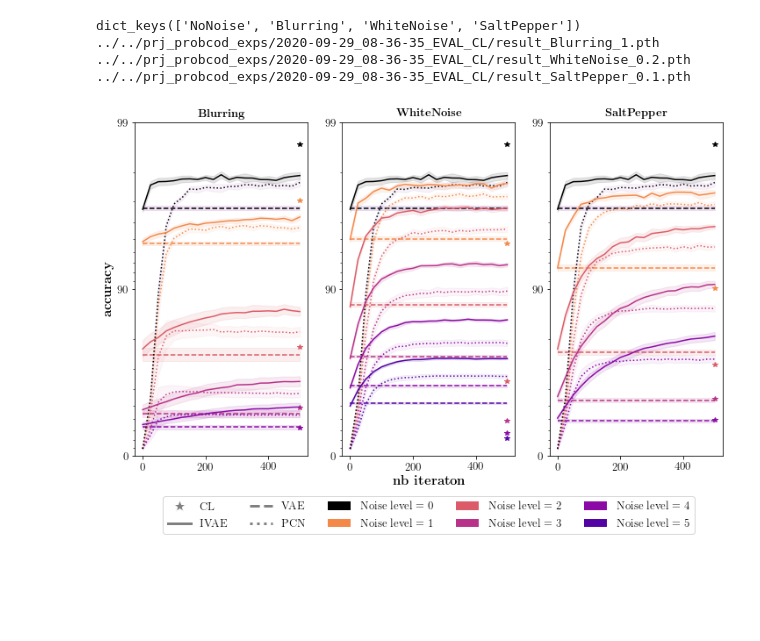
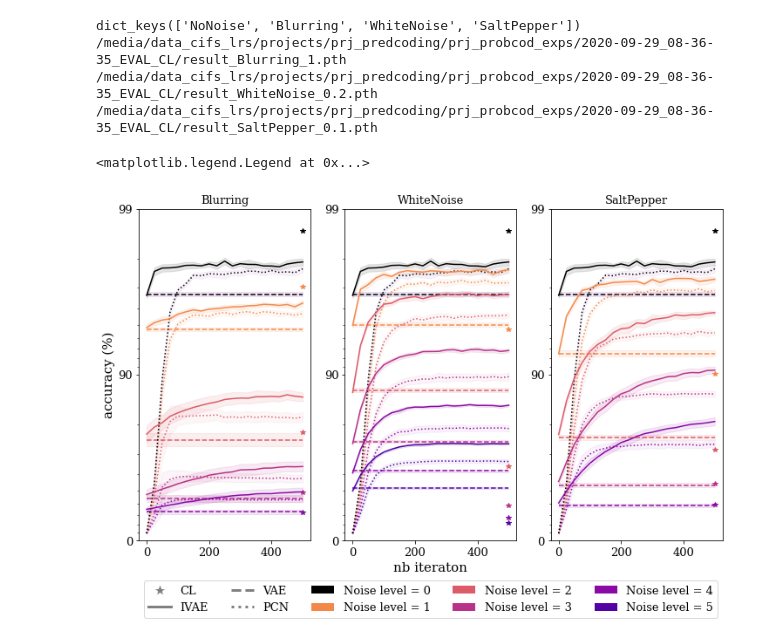
Before and after one commit to serre-lab/prj_probcod, a Jupyter notebook: notebook/Analysis_Gaussian.ipynb, the cells around one changed output. Saved outputs shown, nothing was run; the diff lists cells and outputs as text; code cells hidden in the pictures; blank space fills up the shorter version.

```diff
--- a/notebook/Analysis_Gaussian.ipynb
+++ b/notebook/Analysis_Gaussian.ipynb
@@ -15,5 +15,5 @@ from matplotlib import cm
 from matplotlib.patches import Patch
 from matplotlib.lines import Line2D
 
-plt.rc('text', usetex=True)
+#plt.rc('text', usetex=True)
 plt.rc('font', family='serif')
@@ -221,45 +1413,49 @@ for noise_type in dico_config.keys():
         ax[idx_graph].plot(x, y, color='black', label=r'IVAE - $\sigma$={}'.format(param))
         ax[idx_graph].fill_between(x, (y-accu_IVAE_std), (y+accu_IVAE_std), color='black', alpha=.1)
 
-        ax[idx_graph].set_title(r'\textbf{' + noise_type + r'}', fontsize=text_size)
+        #ax[idx_graph].set_title(r'\textbf{' + noise_type + r'}', fontsize=text_size)
+        ax[idx_graph].set_title(noise_type, fontsize=text_size)
 
         ax[idx_graph].set_ylim(1, 100)
         ax[idx_graph].set_yscale('log')
         ax[idx_graph].invert_yaxis()
         ax[idx_graph].set_yticklabels(['100','99','90','0'])
 
         ax[idx_graph].tick_params(labelsize=text_size)
 
         idx_graph+=1
 
 
 # setting labels
-ax[1].set_xlabel(r'\textbf{nb iteraton}', fontsize=15)
-ax[0].set_ylabel(r'\textbf{accuracy}', fontsize=15)
+ax[1].set_xlabel(r'nb iteraton', fontsize=15)
+ax[0].set_ylabel(r'accuracy (%)', fontsize=15)
+#ax[1].set_xlabel(r'\textbf{nb iteraton}', fontsize=15)
+#ax[0].set_ylabel(r'\textbf{accuracy}', fontsize=15)
 
 
 
 legend_elements = [Line2D([0], [0], marker='*', color='w', label='CL', markerfacecolor='grey', markersize=15),
                    Line2D([0], [0], linestyle='-',  color='grey', lw=3, label='IVAE'),
                    Line2D([0], [0], linestyle='--', color='grey', lw=3, label='VAE'),
                    Line2D([0], [0], linestyle=':',  color='grey', lw=3, label='PCN'),
                    Patch(facecolor='black',       label='Noise level = 0'),
                    Patch(facecolor=color_list[0], label='Noise level = 1'),
                    Patch(facecolor=color_list[1], label='Noise level = 2'),
                    Patch(facecolor=color_list[2], label='Noise level = 3'),
                    Patch(facecolor=color_list[3], label='Noise level = 4'),
                    Patch(facecolor=color_list[4], label='Noise level = 5')
                   ]
 
 ax[1].legend(handles=legend_elements, loc='lower center', bbox_to_anchor=(0.5,-0.25), ncol=5, fontsize=text_size)
 
-plt.savefig('large_plot.pdf', bbox_inches='tight')
+#plt.savefig('large_plot.pdf', bbox_inches='tight')
 # %% [output]
 dict_keys(['NoNoise', 'Blurring', 'WhiteNoise', 'SaltPepper'])
-../../prj_probcod_exps/2020-09-29_08-36-35_EVAL_CL/result_Blurring_1.pth
-../../prj_probcod_exps/2020-09-29_08-36-35_EVAL_CL/result_WhiteNoise_0.2.pth
-../../prj_probcod_exps/2020-09-29_08-36-35_EVAL_CL/result_SaltPepper_0.1.pth
+/media/data_cifs_lrs/projects/prj_predcoding/prj_probcod_exps/2020-09-29_08-36-35_EVAL_CL/result_Blurring_1.pth
+/media/data_cifs_lrs/projects/prj_predcoding/prj_probcod_exps/2020-09-29_08-36-35_EVAL_CL/result_WhiteNoise_0.2.pth
+/media/data_cifs_lrs/projects/prj_predcoding/prj_probcod_exps/2020-09-29_08-36-35_EVAL_CL/result_SaltPepper_0.1.pth
+<matplotlib.legend.Legend at 0x...>
-[figure, old version]
+[figure, new version]
 # %%
 text_size = 13
 cmap = plt.cm.get_cmap('tab20c')
```
Also changed, not shown: parts of 7 cells of this notebook.
